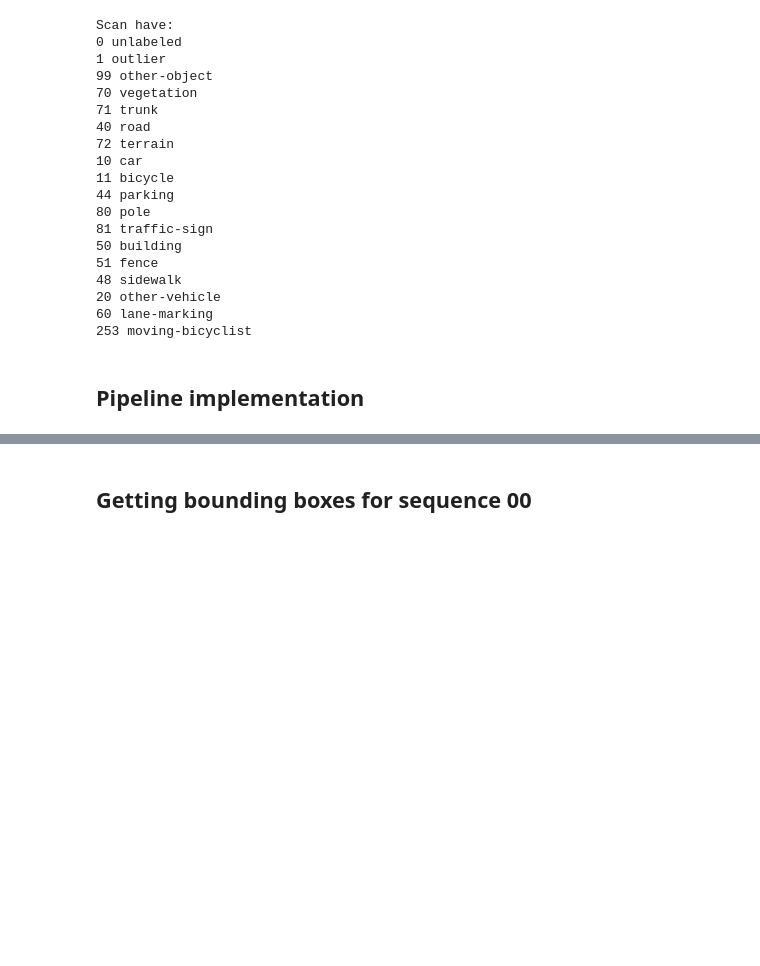
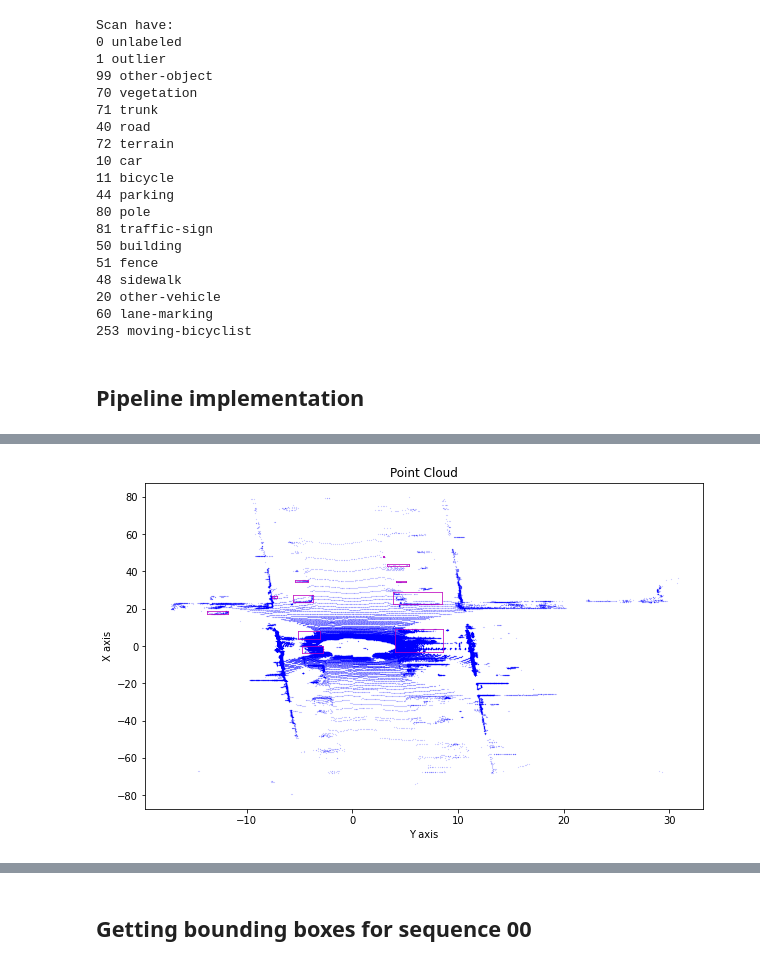
Before and after one commit to VirtualRoyalty/PointCloudSegmentation, a Jupyter notebook: obstacle-detection/examples/obstacle detection.ipynb, the cells around one changed output, grey strips where cells are left out. Drawn from its saved outputs; the diff is of its cells as text; code cells hidden in the pictures; blank space fills up the shorter version.

```diff
--- a/obstacle-detection/examples/obstacle detection.ipynb
+++ b/obstacle-detection/examples/obstacle detection.ipynb
@@ -219,7 +236,8 @@ HBox(children=(Label(value='Point size:'), FloatSlider(value=6.107703685760498,
 from scripts import draw
 draw = imp.reload(draw)
 # %%
-f = plt.figure(figsize=(6, 5))
+%matplotlib inline
+f = plt.figure(figsize=(10, 6))
 axes = [1,0]
 # ax = f.add_subplot(111, projection='3d')
 ax = f.add_subplot(111)
@@ -232,0 +249 @@ for box in box_coord_list:
+[figure, added]
```
Also changed, not shown: parts of 27 cells of this notebook, 2 other files.
